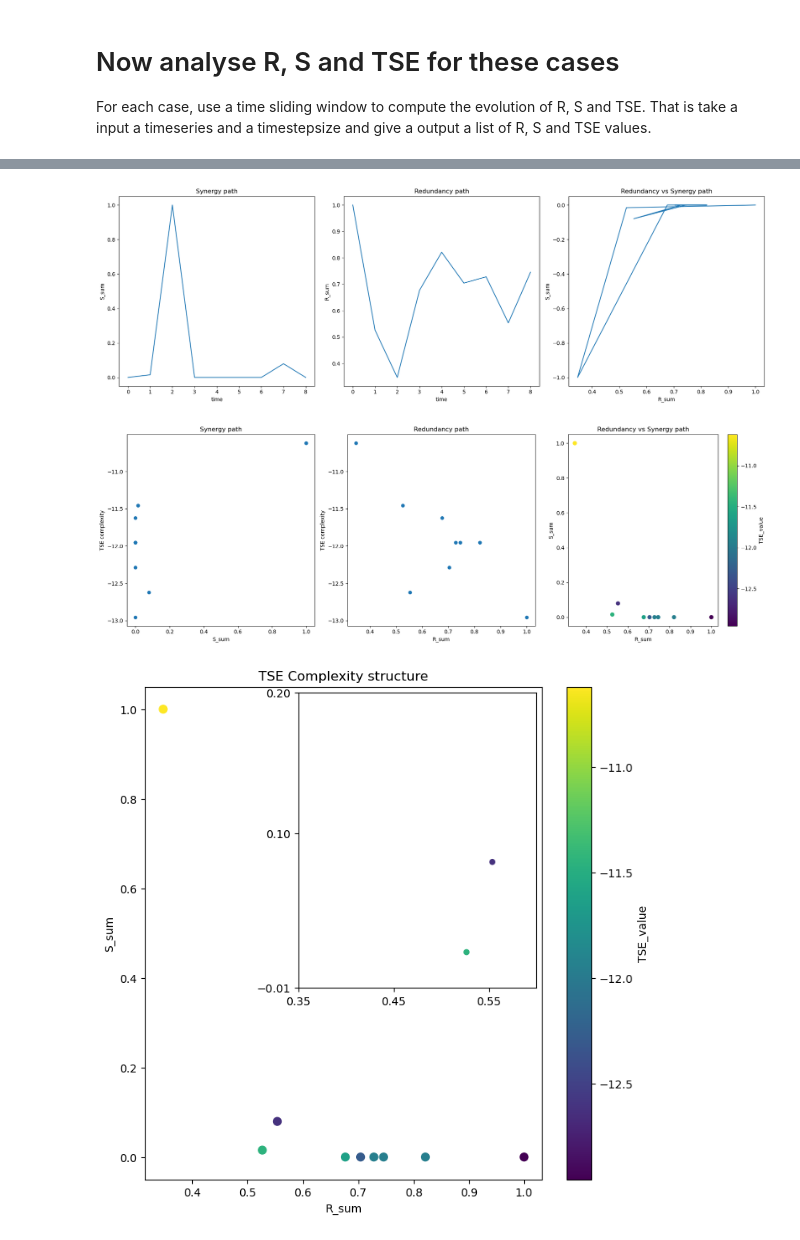
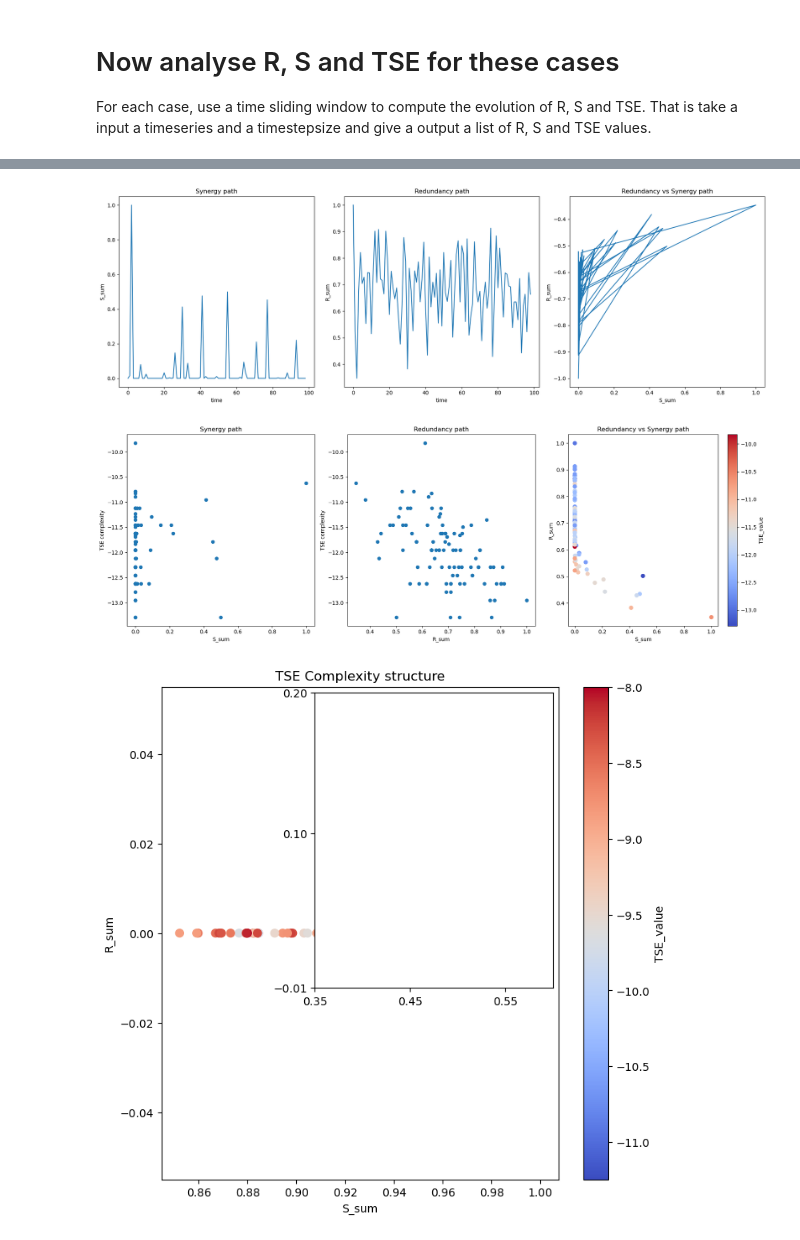
Before and after one commit to cyrilrommens/PhD_1, a Jupyter notebook: TSE_oscillator_dynamics.ipynb, the cells around one changed output, grey strips where cells are left out. Drawn from its saved outputs; the diff is of its cells as text; code cells hidden in the pictures.

Commit message:
update on random timeseries TSE analysis

```diff
--- a/TSE_oscillator_dynamics.ipynb
+++ b/TSE_oscillator_dynamics.ipynb
@@ -72,5 +72,5 @@ window_size = 10
 window_step = 10
 dimension_max = 9
 dimension_tot = 9
-df = interactions_values(df_random[:100], window_size, window_step, dimension_max, dimension_tot)
+df = interactions_values(df_random[:10000], window_size, window_step, dimension_max, dimension_tot)
 # %% [output]
@@ -171,33 +192,33 @@ Percent of tuples processed : 0
 # %%
 # Create a figure with 1 row and 3 columns for subplots
 plt.figure(figsize=(18, 6))
 
 # First subplot for Synergy path
 plt.subplot(1, 3, 1)  # (rows, columns, index)
 plt.plot(df.index, df['S_sum'])
 plt.xlabel('time')
 plt.ylabel('S_sum')
 plt.title('Synergy path')
 
 # Second subplot for Redundancy path
 plt.subplot(1, 3, 2)
 plt.plot(df.index, df['R_sum'])
 plt.xlabel('time')
 plt.ylabel('R_sum')
 plt.title('Redundancy path')
 
 # Third subplot for Redundancy vs Synergy path
 plt.subplot(1, 3, 3)
-plt.plot(df['R_sum'], -df['S_sum'])
-plt.xlabel('R_sum')
-plt.ylabel('S_sum')
+plt.plot(df['S_sum'], -df['R_sum'])
+plt.xlabel('S_sum')
+plt.ylabel('R_sum')
 plt.title('Redundancy vs Synergy path')
 
 # Adjust layout to avoid overlap and display the plot
 plt.tight_layout()
 plt.show()
 # %% [output]
-[figure, old version]
+[figure, new version]
 # %%
 # Create a figure with 1 row and 3 columns for subplots
 plt.figure(figsize=(18, 6))
@@ -218,28 +239,28 @@ plt.title('Redundancy path')
 
 # Third subplot for Redundancy vs Synergy path
 plt.subplot(1, 3, 3)
-plt.scatter(df['R_sum'], df['S_sum'], c=df['TSE_value'], cmap='viridis', s=50)
+plt.scatter(df['S_sum'], df['R_sum'], c=df['TSE_value'], cmap='coolwarm', s=50)
 plt.colorbar(label='TSE_value')
-plt.xlabel('R_sum')
-plt.ylabel('S_sum')
+plt.xlabel('S_sum')
+plt.ylabel('R_sum')
 plt.title('Redundancy vs Synergy path')
 
 # Adjust layout to avoid overlap and display the plot
 plt.tight_layout()
 plt.show()
 # %% [output]
-[figure, old version]
+[figure, new version]
 # %%
 # Main plot
-plt.scatter(df['R_sum'], df['S_sum'], c=df['TSE_value'], cmap='viridis', s=50)
+plt.scatter(df['S_sum'], df['R_sum'], c=df['TSE_value'], cmap='coolwarm', s=50)
 plt.colorbar(label='TSE_value')
-plt.xlabel('R_sum')
-plt.ylabel('S_sum')
+plt.xlabel('S_sum')
+plt.ylabel('R_sum')
 plt.title('TSE Complexity structure')
 
 # Inset plot
 ax_inset = inset_axes(plt.gca(), width="60%", height="60%", loc='upper right')  # Adjust size and location
-ax_inset.scatter(df['R_sum'], df['S_sum'], c=df['TSE_value'], cmap='viridis', s=20)  # Smaller markers for clarity
+ax_inset.scatter(df['S_sum'], df['R_sum'], c=df['TSE_value'], cmap='coolwarm', s=20)  # Smaller markers for clarity
 ax_inset.set_xlim(0.35, 0.6)
 ax_inset.set_ylim(0, 0.2)
 ax_inset.set_xticks([0.35, 0.45, 0.55])  # Adjust ticks as needed
@@ -248,4 +269,4 @@ ax_inset.set_yticks([-0.01, 0.1, 0.2])
 
 plt.show()
 # %% [output]
-[figure, old version]
+[figure, new version]
```
Also changed, not shown: parts of 1 cell of this notebook.
